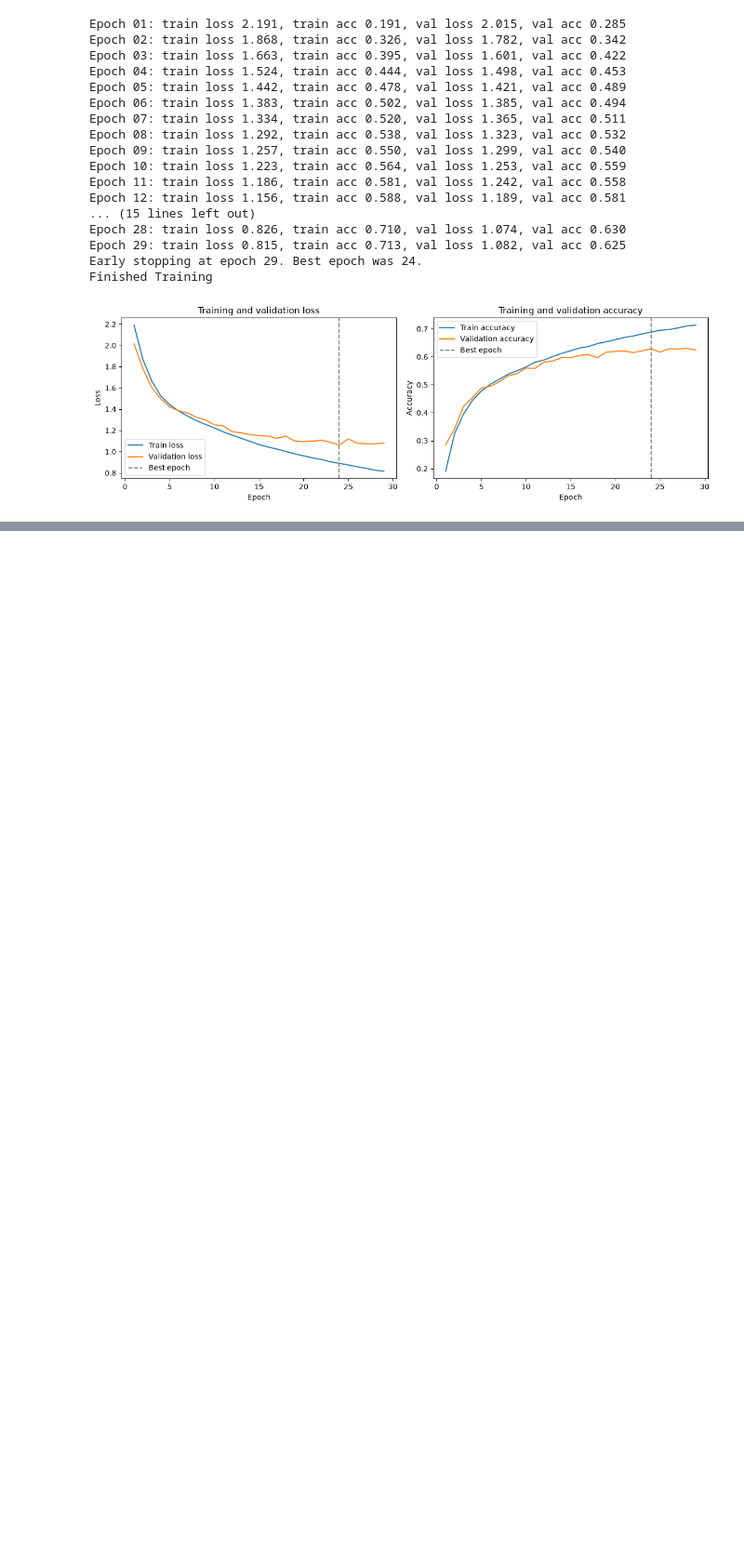
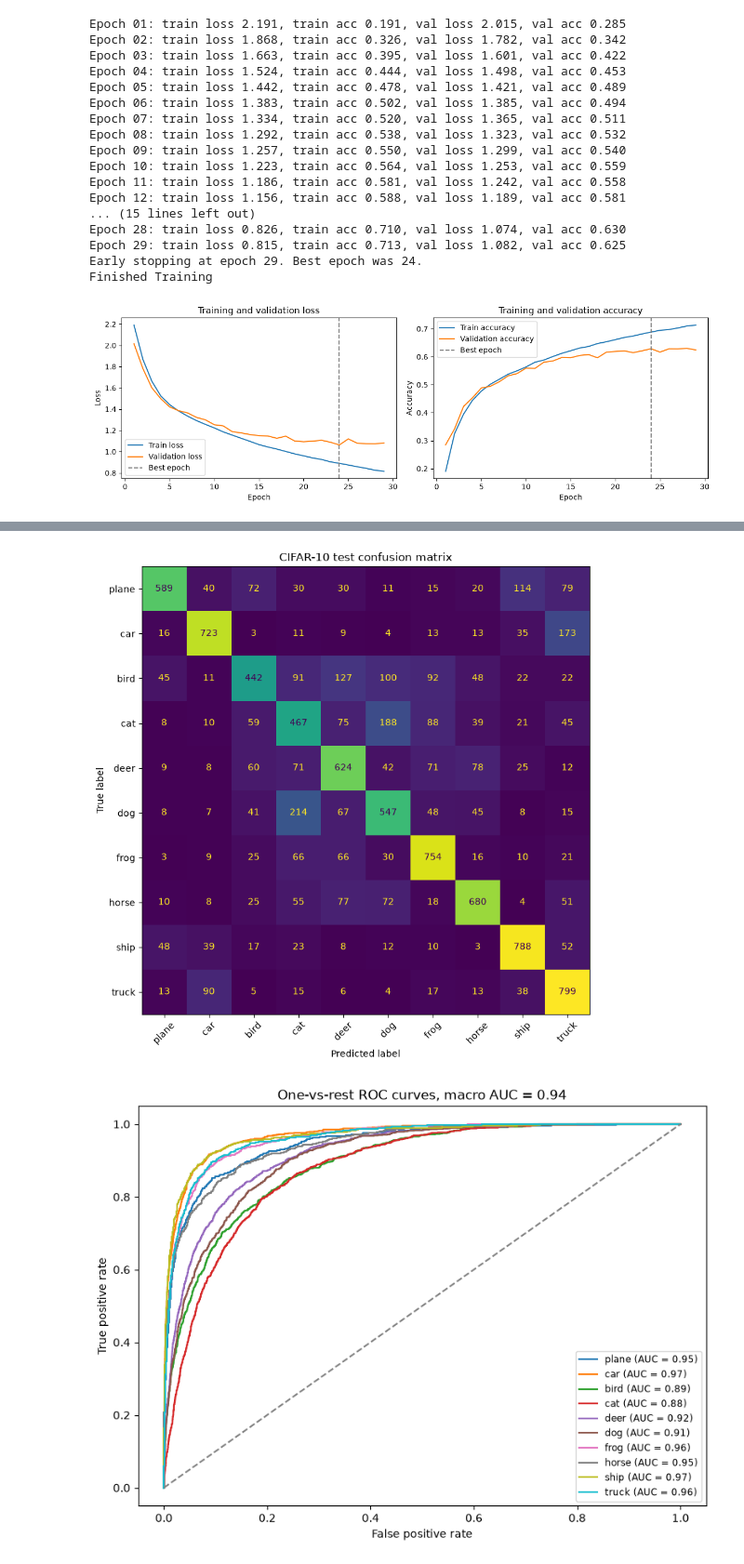
Before and after one commit to intuitiveengineer/cifar-10-deep-learning, a Jupyter notebook: notebooks/00-cifar10.ipynb, the cells around one changed output, grey strips where cells are left out. Shown at 93% size. Saved outputs shown, nothing was run; the diff lists cells and outputs as text; code cells hidden in the pictures; blank space fills up the shorter version.

Commit message:
Add sklearn test metrics and diagnostic plots

```diff
--- a/notebooks/00-cifar10.ipynb
+++ b/notebooks/00-cifar10.ipynb
@@ -304,8 +308,11 @@ Epoch 29: train loss 0.815, train acc 0.713, val loss 1.082, val acc 0.625
 Early stopping at epoch 29. Best epoch was 24.
 Finished Training
 # %%
-figures_dir = Path('../figures')
+project_root = Path.cwd().parent if Path.cwd().name == 'notebooks' else Path.cwd()
+figures_dir = project_root / 'figures'
+tables_dir = project_root / 'tables'
 figures_dir.mkdir(exist_ok=True)
+tables_dir.mkdir(exist_ok=True)
 
 epochs = range(1, len(history['train_loss']) + 1)
 
@@ -333,17 +340,65 @@ plt.show()
 # %% [output]
 [figure]
 # %%
-# checking accuracy
-correct = 0
-total = 0
+all_labels = []
+all_predictions = []
+all_probabilities = []
+
+net.eval()
 with torch.no_grad():
-    for data in testloader:
-        images, labels = data
-        images, labels = images.to(device), labels.to(device)
+    for images, labels in testloader:
+        images = images.to(device)
+
         outputs = net(images)
-        _, predicted = torch.max(outputs.data, 1)
-        total += labels.size(0)
-        correct += (predicted == labels).sum().item()
+        probabilities = F.softmax(outputs, dim=1)
+        _, predicted = torch.max(outputs, 1)
 
-print(f'Accuracy of the network on the 10,000 test images: {correct * 100 / total :2f} %')
+        all_labels.extend(labels.numpy())
+        all_predictions.extend(predicted.cpu().numpy())
+        all_probabilities.extend(probabilities.cpu().numpy())
+
+y_true = np.array(all_labels)
+y_pred = np.array(all_predictions)
+y_score = np.array(all_probabilities)
+
+test_accuracy = (y_pred == y_true).mean()
+print(f'Accuracy of the network on the 10,000 test images: {test_accuracy * 100:.2f} %')
+
+report = classification_report(y_true, y_pred, target_names=classes, output_dict=True, zero_division=0)
+metrics_df = pd.DataFrame(report).transpose()
+metrics_df.to_csv(tables_dir / 'test_classification_metrics.csv')
+metrics_df.to_markdown(tables_dir / 'test_classification_metrics.md')
+display(metrics_df)
+
+fig, ax = plt.subplots(figsize=(8, 8))
+ConfusionMatrixDisplay.from_predictions(
+    y_true,
+    y_pred,
+    display_labels=classes,
+    xticks_rotation=45,
+    ax=ax,
+    colorbar=False
+)
+ax.set_title('CIFAR-10 test confusion matrix')
+fig.tight_layout()
+fig.savefig(figures_dir / 'confusion_matrix.png', dpi=150)
+plt.show()
+
+y_true_binarized = label_binarize(y_true, classes=range(len(classes)))
+roc_auc = roc_auc_score(y_true, y_score, average='macro', multi_class='ovr')
+
+fig, ax = plt.subplots(figsize=(8, 6))
+for class_idx, class_name in enumerate(classes):
+    fpr, tpr, _ = roc_curve(y_true_binarized[:, class_idx], y_score[:, class_idx])
+    class_auc = auc(fpr, tpr)
+    ax.plot(fpr, tpr, label=f'{class_name} (AUC = {class_auc:.2f})')
+
+ax.plot([0, 1], [0, 1], color='gray', linestyle='--')
+ax.set_xlabel('False positive rate')
+ax.set_ylabel('True positive rate')
+ax.set_title(f'One-vs-rest ROC curves, macro AUC = {roc_auc:.2f}')
+ax.legend(loc='lower right', fontsize='small')
+fig.tight_layout()
+fig.savefig(figures_dir / 'roc_auc_curves.png', dpi=150)
+plt.show()
 # %% [output]
@@ -350,0 +420,2 @@ Accuracy of the network on the 10,000 test images: 64.130000 %
+[figure, added]
+[figure, added]
```
Also changed, not shown: parts of 2 cells of this notebook, 5 other files.
